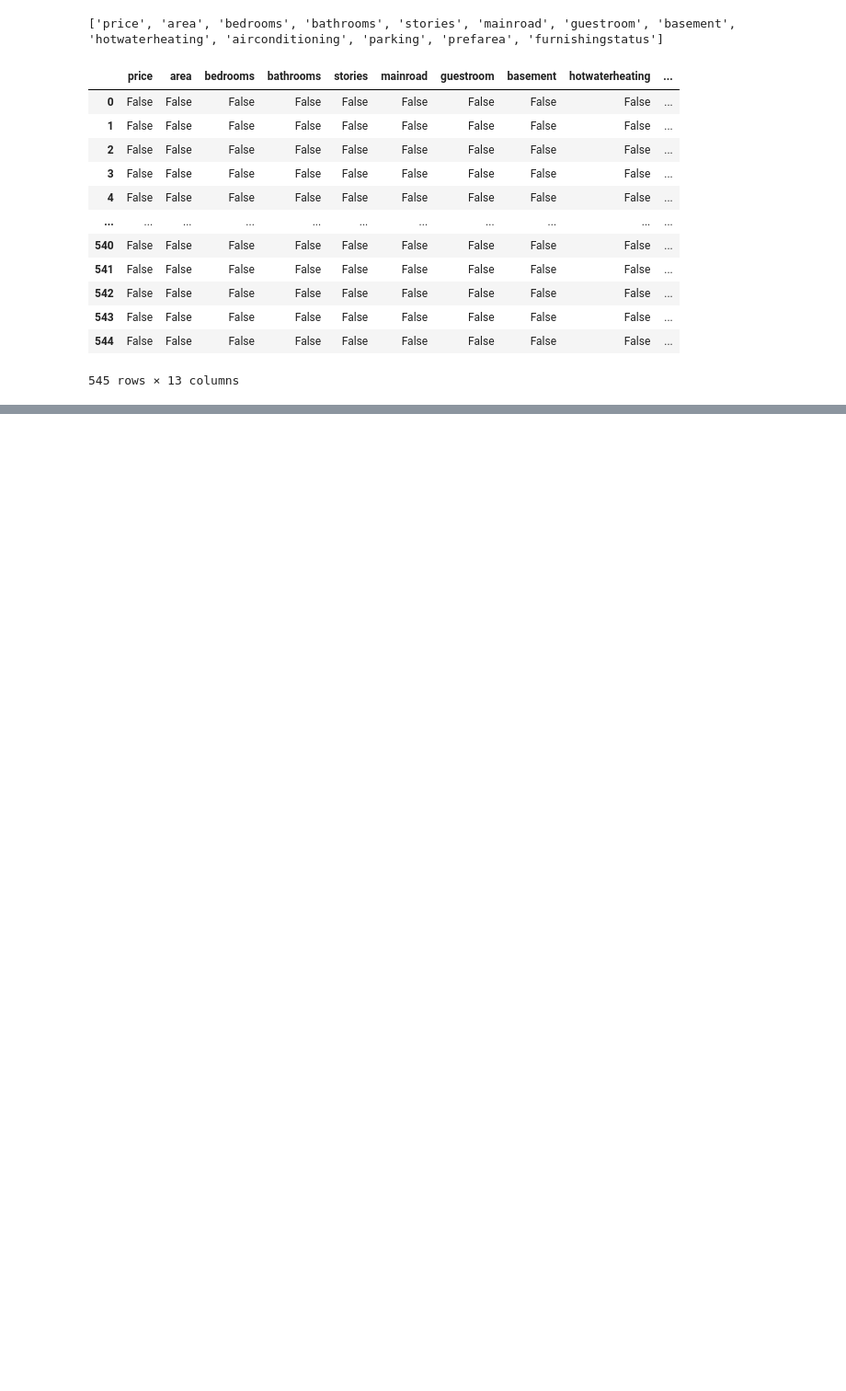
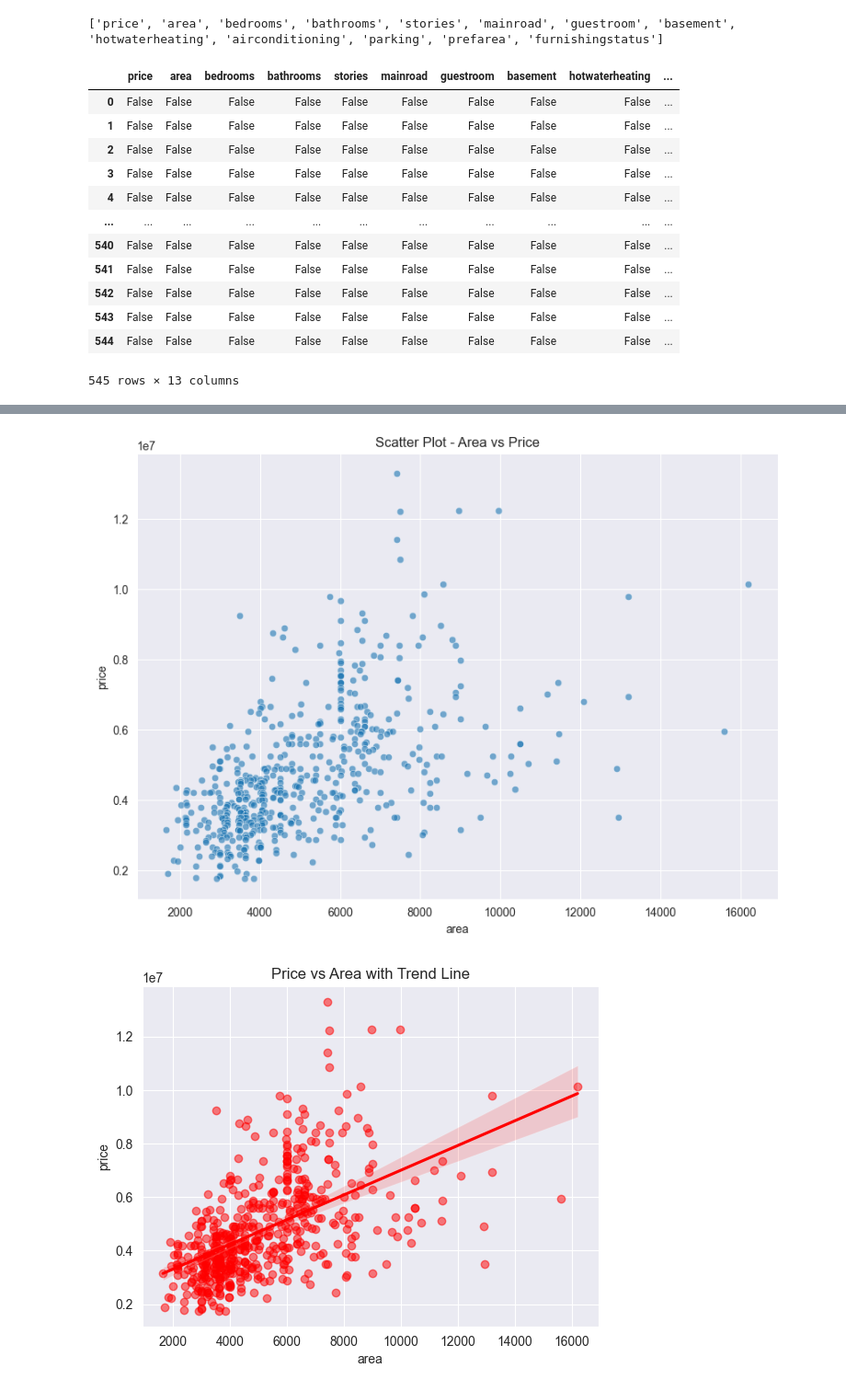
Before and after one commit to TheDark-Cloud/Price_Prediction_Api, a Jupyter notebook: ml-moldel/home_price_prediction.ipynb, the cells around one changed output, grey strips where cells are left out. Shown at 92% size. Saved outputs shown, nothing was run; the diff lists cells and outputs as text; code cells hidden in the pictures; blank space fills up the shorter version.

```diff
--- a/ml-moldel/home_price_prediction.ipynb
+++ b/ml-moldel/home_price_prediction.ipynb
@@ -70,0 +138,15 @@ ValueError: could not convert string to float: 'yes'
+# %%
+### relationship plots
+
+# Scatter plots
+plt.figure(figsize=(10,7))
+sns.scatterplot(data=df, x='area', y='price', alpha=0.6)
+plt.title("Scatter Plot - Area vs Price")
+plt.show()
+
+sns.regplot(data=df, x='area', y='price', scatter_kws={'alpha':0.5}, color='red')
+plt.title('Price vs Area with Trend Line')
+plt.show()
+# %% [output]
+[figure, added]
+[figure, added]
```
Also changed, not shown: parts of 21 cells of this notebook, 2 other files.
